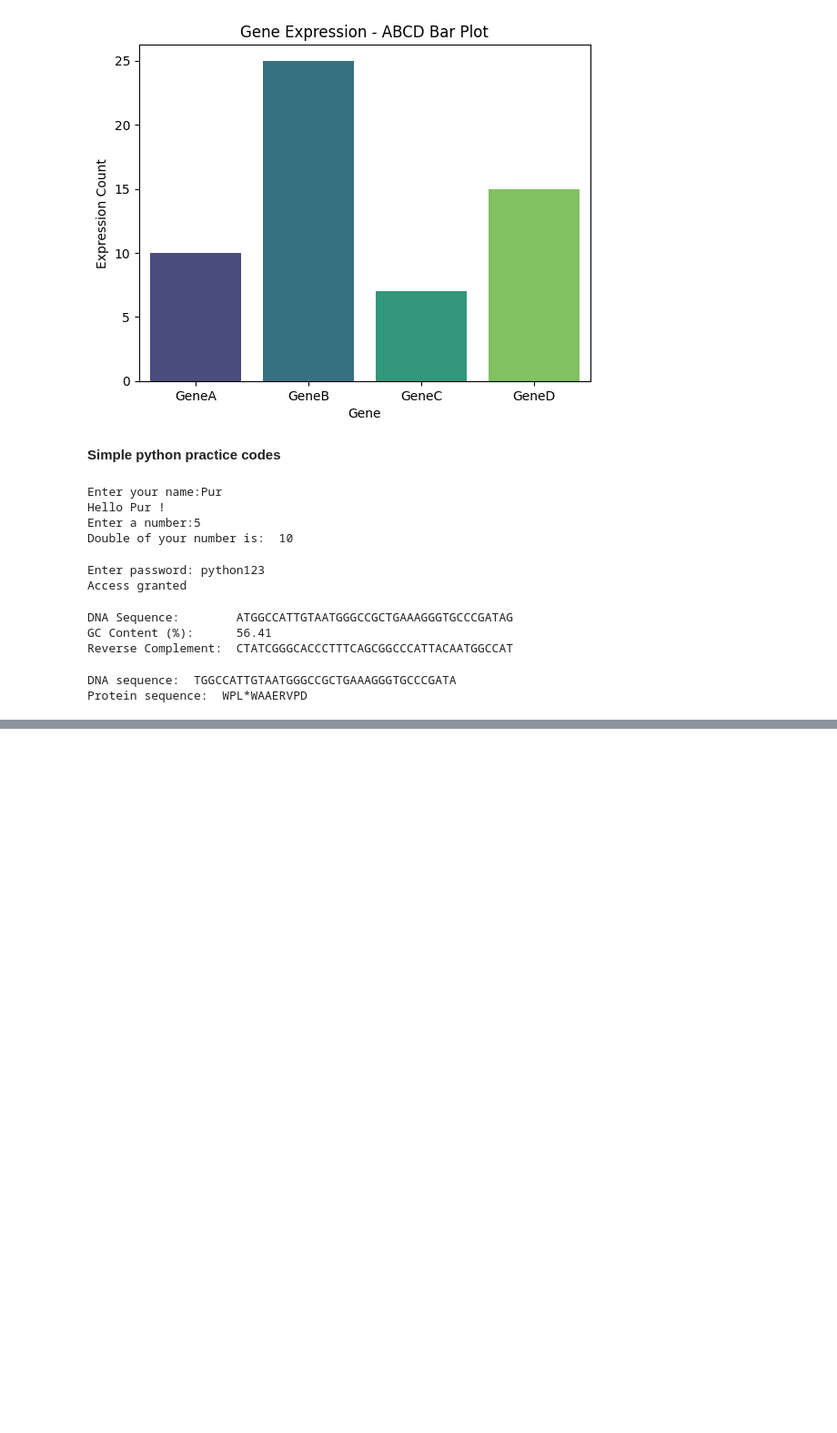
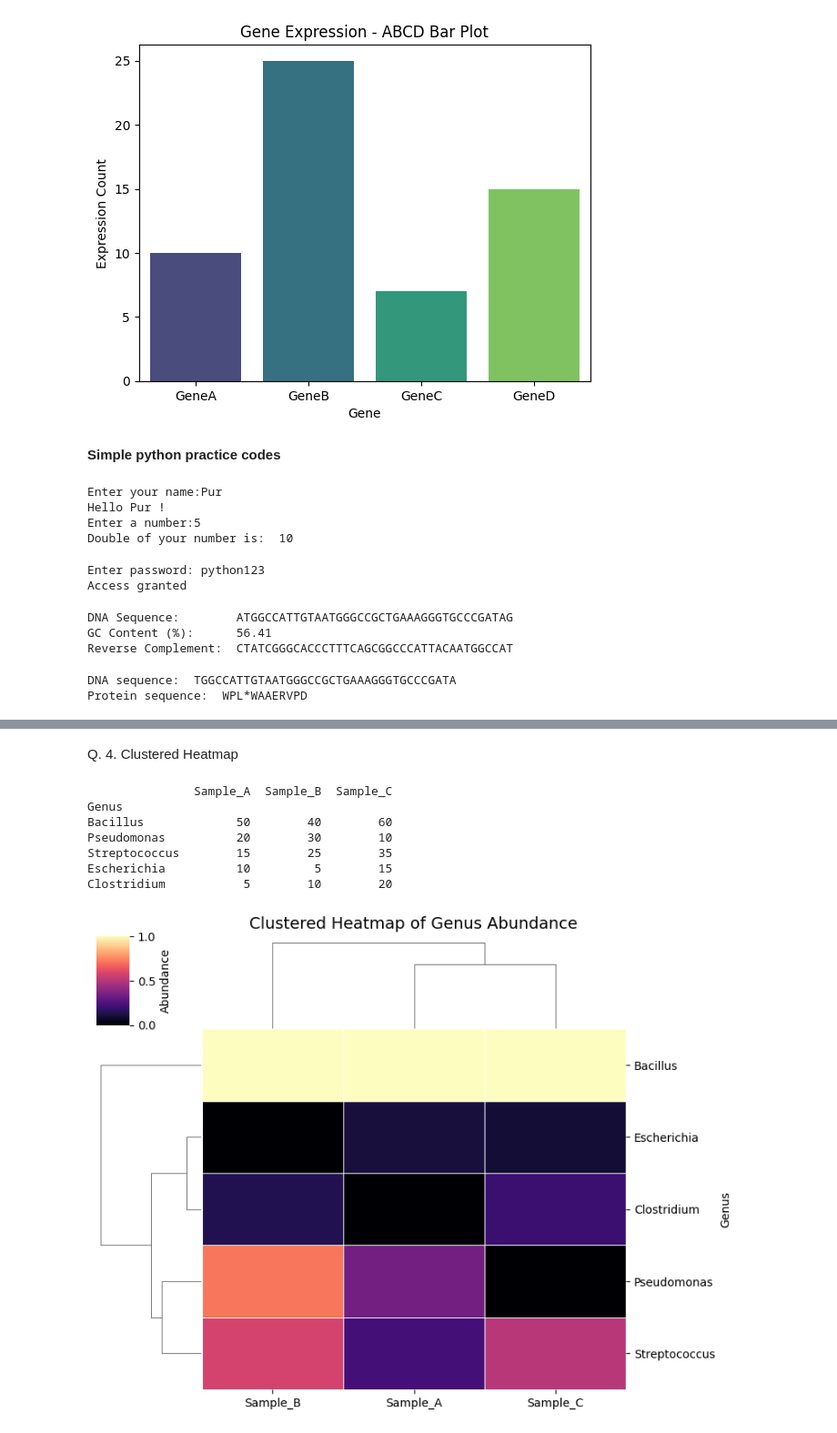
Before and after one commit to PurbitaS/Biopython, a Jupyter notebook: Biopython_workshop.ipynb, the cells around one changed output, grey strips where cells are left out. Shown at 91% size. Cells and saved outputs as stored; diff of their text form; code cells hidden in the pictures; blank space fills up the shorter version.

```diff
--- a/Biopython_workshop.ipynb
+++ b/Biopython_workshop.ipynb
@@ -244,0 +468,41 @@ Protein sequence:  WPL*WAAERVPD
+# %% [markdown]
+Q. 4. Clustered Heatmap
+# %%
+#4
+
+import pandas as pd
+
+# Create a dictionary with tuples with abundance data
+data = {
+    "Genus": ["Bacillus", "Pseudomonas", "Streptococcus", "Escherichia", "Clostridium"],
+    "Sample_A": [50, 20, 15, 10, 5],
+    "Sample_B": [40, 30, 25, 5, 10],
+    "Sample_C": [60, 10, 35, 15, 20]
+}
+
+# Convert to DataFrame and set Genus as index
+df = pd.DataFrame(data).set_index("Genus")
+print(df)
+print("\n")
+
+# Use seaborn clustermap - generates a heatmap with dendogram
+sns.clustermap(
+    df,
+    cmap="magma",             #colour palette
+    linewidth=0.6,            #linnes between cells
+    standard_scale=1,         #normalalize data across columns
+    figsize=(8,6),            #figure size
+    cbar_kws={'label' : 'Abundance'}          #label
+)
+
+plt.suptitle("Clustered Heatmap of Genus Abundance", fontsize=14, y=1.02)       #suptitle = super title - same as title
+plt.show()
+# %% [output]
+               Sample_A  Sample_B  Sample_C
+Genus
+Bacillus             50        40        60
+Pseudomonas          20        30        10
+Streptococcus        15        25        35
+Escherichia          10         5        15
+Clostridium           5        10        20
+[figure, added]
```
Also changed, not shown: parts of 19 cells of this notebook.
